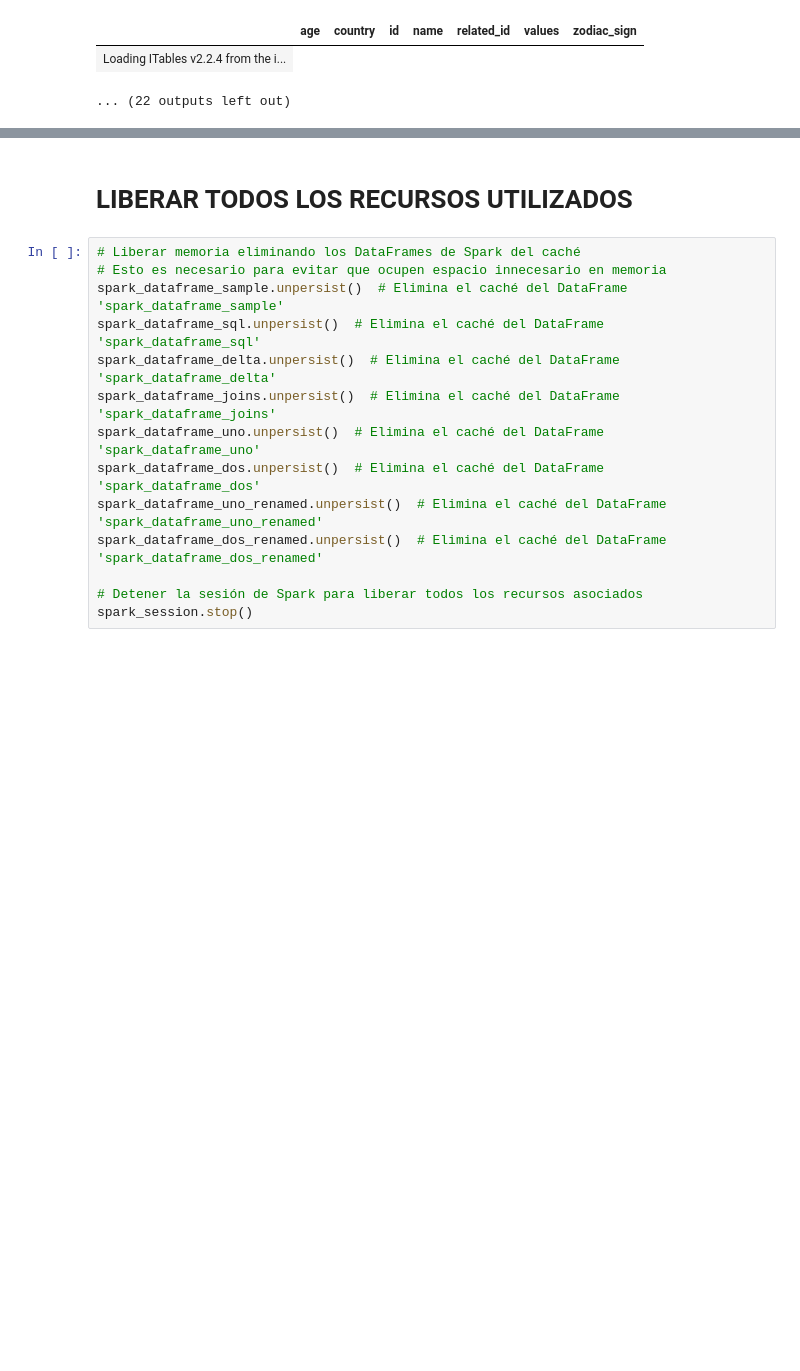
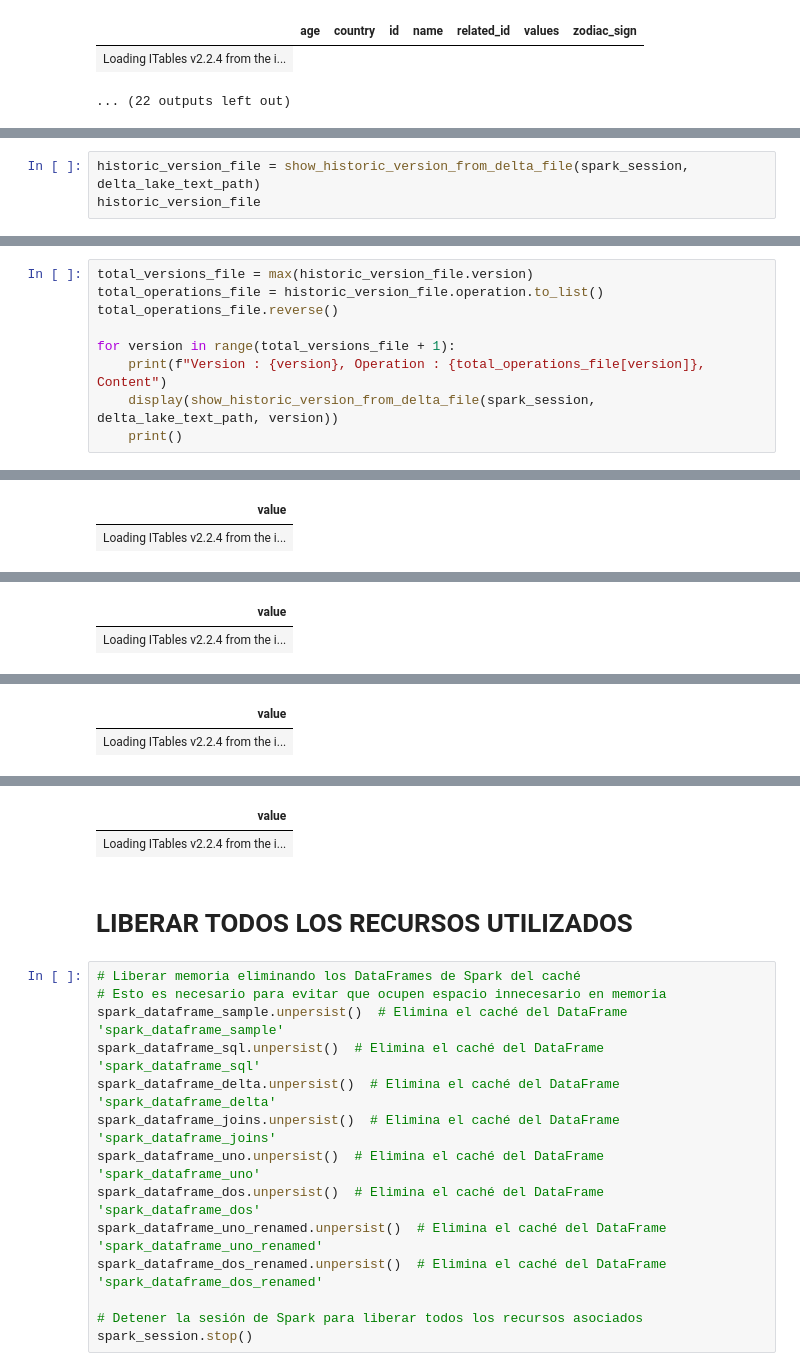
Before and after one commit to JorgeCardona/recursos, a Jupyter notebook: delta-spark/Delta Spark.ipynb, the cells around one changed output, grey strips where cells are left out. Saved outputs shown, nothing was run; the diff lists cells and outputs as text; blank space fills up the shorter version.

Commit message:
Versioning for unstructured files

```diff
--- a/delta-spark/Delta Spark.ipynb
+++ b/delta-spark/Delta Spark.ipynb
@@ -2876,0 +2968,3 @@ Version : 5, Operation : RESTORE, Content
+# %%
+historic_version_file = show_historic_version_from_delta_file(spark_session, delta_lake_text_path)
+historic_version_file
@@ -2876,0 +2974,10 @@ Version : 5, Operation : RESTORE, Content
+# %%
+total_versions_file = max(historic_version_file.version)
+total_operations_file = historic_version_file.operation.to_list()
+total_operations_file.reverse()
+
+for version in range(total_versions_file + 1):
+    print(f"Version : {version}, Operation : {total_operations_file[version]}, Content")
+    display(show_historic_version_from_delta_file(spark_session, delta_lake_text_path, version))
+    print()
+# %% [output]
@@ -2876,0 +2986,2 @@ Version : 5, Operation : RESTORE, Content
+| value |
+| Loading ITables v2.2.4 from the i... |
@@ -2876,0 +2990,2 @@ Version : 5, Operation : RESTORE, Content
+| value |
+| Loading ITables v2.2.4 from the i... |
@@ -2876,0 +2994,2 @@ Version : 5, Operation : RESTORE, Content
+| value |
+| Loading ITables v2.2.4 from the i... |
@@ -2877,3 +2998,5 @@ Version : 5, Operation : RESTORE, Content
+| value |
+| Loading ITables v2.2.4 from the i... |
 # %% [markdown]
 # LIBERAR TODOS LOS RECURSOS UTILIZADOS
 # %%
```
Also changed, not shown: parts of 13 cells of this notebook, 1 other file.
